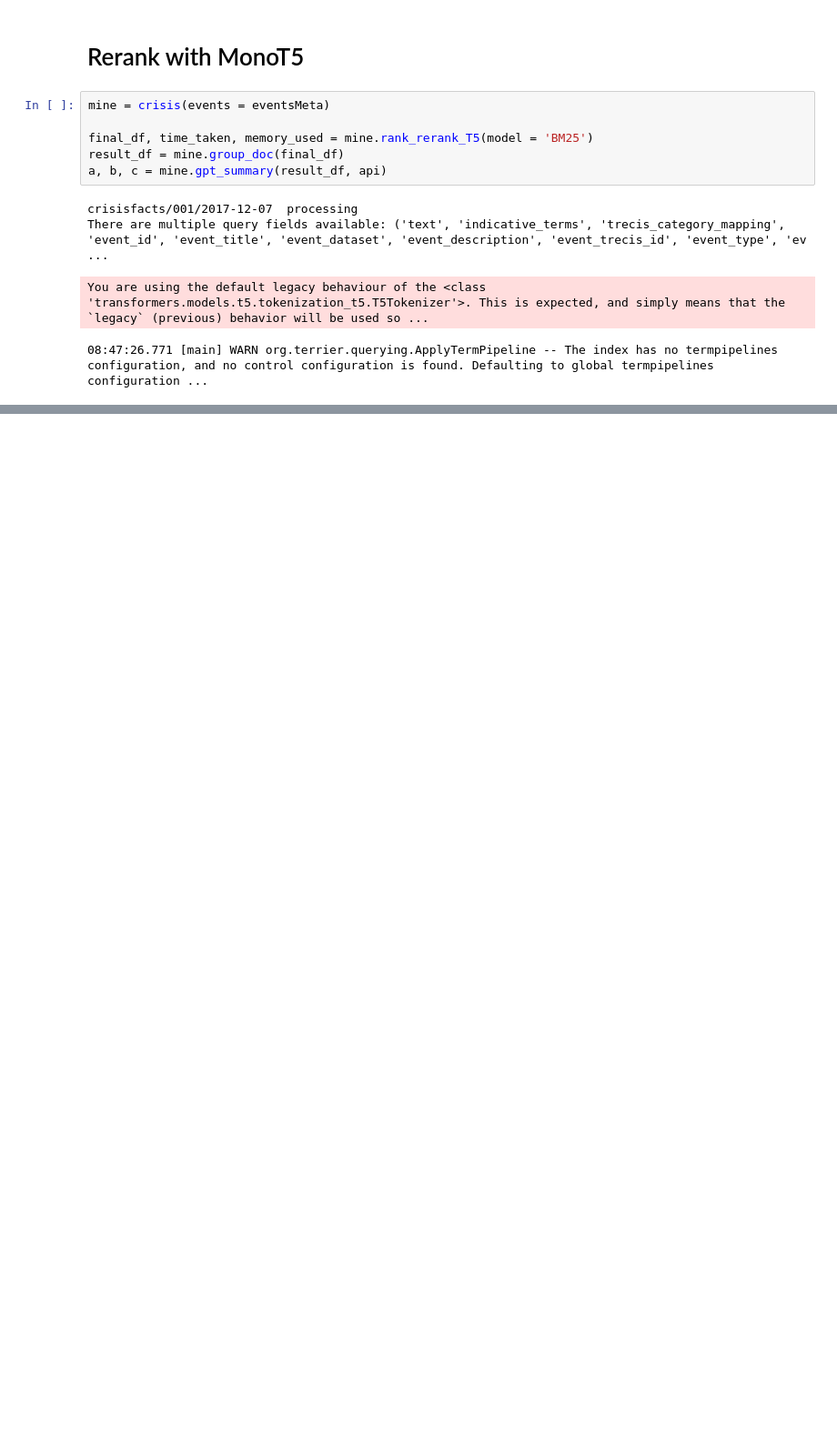
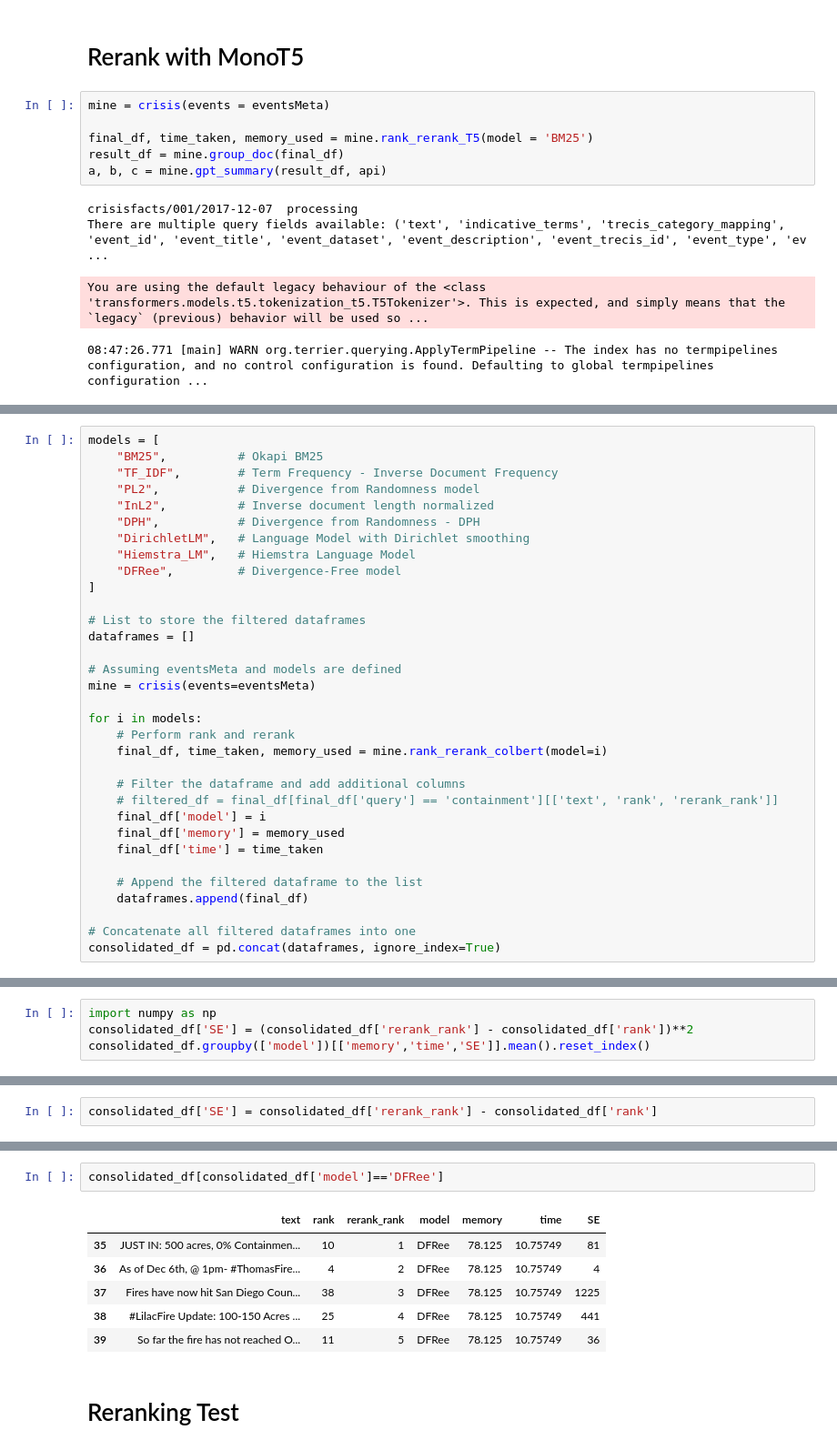
Before and after one commit to jaehobahng/crisisfacts_summarization, a Jupyter notebook: example.ipynb, the cells around one changed output, grey strips where cells are left out. Shown: that part at 91% size. Cells and saved outputs as stored; diff of their text form; blank space fills up the shorter version.

```diff
--- a/example.ipynb
+++ b/example.ipynb
@@ -70,0 +140,33 @@ You are using the default legacy behaviour of the <class 'transformers.models.t5
+# %%
+models = [
+    "BM25",          # Okapi BM25
+    "TF_IDF",        # Term Frequency - Inverse Document Frequency
+    "PL2",           # Divergence from Randomness model
+    "InL2",          # Inverse document length normalized
+    "DPH",           # Divergence from Randomness - DPH
+    "DirichletLM",   # Language Model with Dirichlet smoothing
+    "Hiemstra_LM",   # Hiemstra Language Model
+    "DFRee",         # Divergence-Free model
+]
+
+# List to store the filtered dataframes
+dataframes = []
+
+# Assuming eventsMeta and models are defined
+mine = crisis(events=eventsMeta)
+
+for i in models:
+    # Perform rank and rerank
+    final_df, time_taken, memory_used = mine.rank_rerank_colbert(model=i)
+
+    # Filter the dataframe and add additional columns
+    # filtered_df = final_df[final_df['query'] == 'containment'][['text', 'rank', 'rerank_rank']]
+    final_df['model'] = i
+    final_df['memory'] = memory_used
+    final_df['time'] = time_taken
+
+    # Append the filtered dataframe to the list
+    dataframes.append(final_df)
+
+# Concatenate all filtered dataframes into one
+consolidated_df = pd.concat(dataframes, ignore_index=True)
@@ -70,0 +246,4 @@ You are using the default legacy behaviour of the <class 'transformers.models.t5
+# %%
+import numpy as np
+consolidated_df['SE'] = (consolidated_df['rerank_rank'] - consolidated_df['rank'])**2
+consolidated_df.groupby(['model'])[['memory','time','SE']].mean().reset_index()
@@ -70,0 +260,2 @@ You are using the default legacy behaviour of the <class 'transformers.models.t5
+# %%
+consolidated_df['SE'] = consolidated_df['rerank_rank'] - consolidated_df['rank']
@@ -70,0 +280,11 @@ You are using the default legacy behaviour of the <class 'transformers.models.t5
+# %%
+consolidated_df[consolidated_df['model']=='DFRee']
+# %% [output]
+|  | text | rank | rerank_rank | model | memory | time | SE |
+| 35 | JUST IN: 500 acres, 0% Containmen... | 10 | 1 | DFRee | 78.125 | 10.75749 | 81 |
+| 36 | As of Dec 6th, @ 1pm- #ThomasFire... | 4 | 2 | DFRee | 78.125 | 10.75749 | 4 |
+| 37 | Fires have now hit San Diego Coun... | 38 | 3 | DFRee | 78.125 | 10.75749 | 1225 |
+| 38 | #LilacFire Update: 100-150 Acres ... | 25 | 4 | DFRee | 78.125 | 10.75749 | 441 |
+| 39 | So far the fire has not reached O... | 11 | 5 | DFRee | 78.125 | 10.75749 | 36 |
+# %% [markdown]
+# Reranking Test
```
Also changed, not shown: parts of 18 cells of this notebook, 12 other files.
